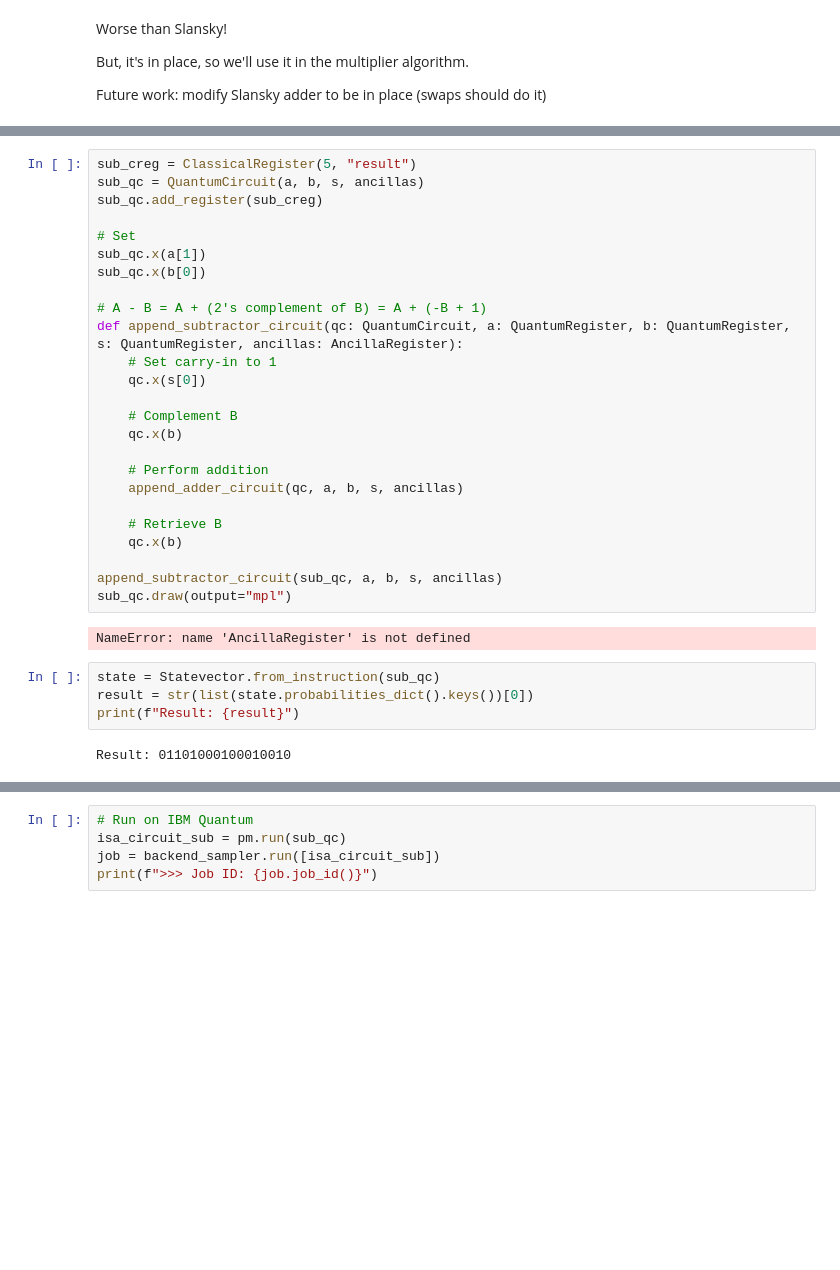
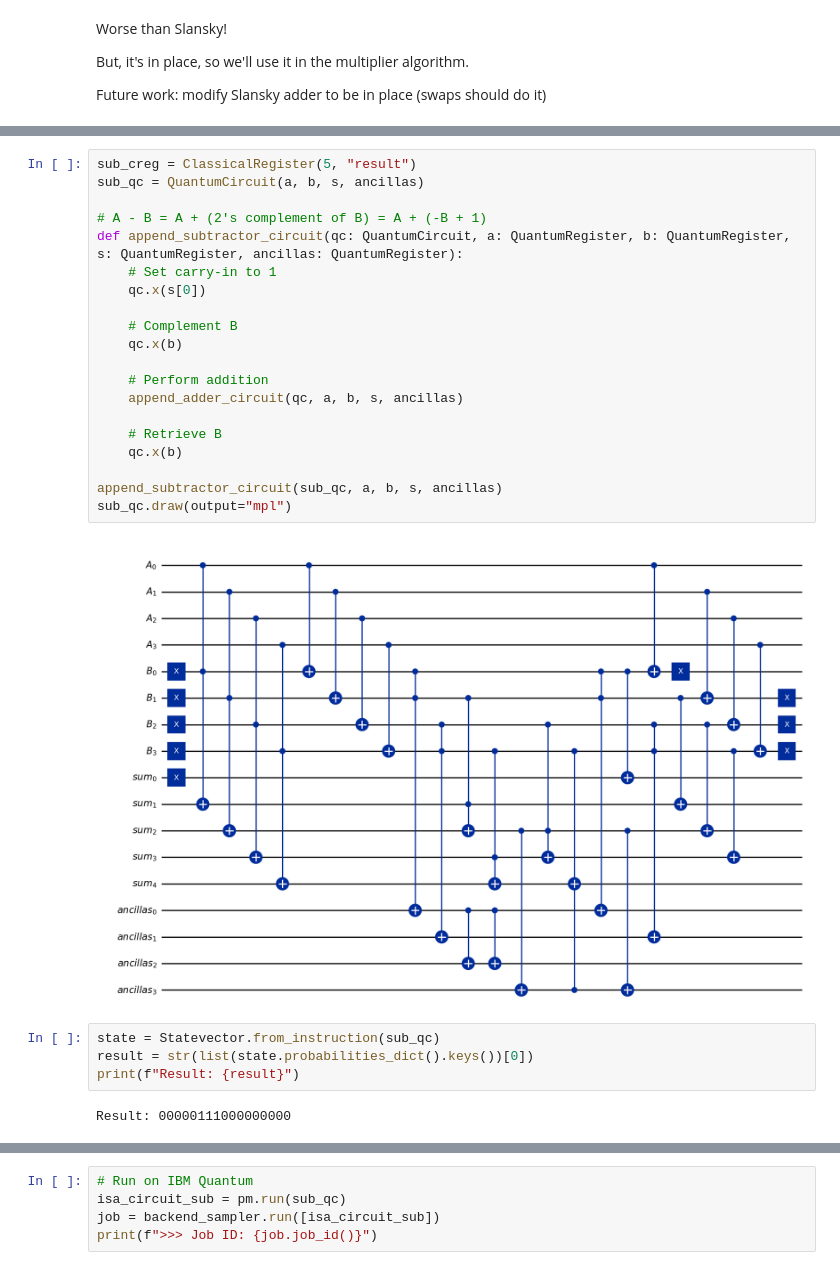
Before and after one commit to Chosen-Juan1/Quantum-computing-research, a Jupyter notebook: Reproduced_circuits/adder-2024-lookahead-wang.ipynb, the cells around one changed output, grey strips where cells are left out. Drawn from its saved outputs; the diff is of its cells as text; blank space fills up the shorter version.

```diff
--- a/Reproduced_circuits/adder-2024-lookahead-wang.ipynb
+++ b/Reproduced_circuits/adder-2024-lookahead-wang.ipynb
@@ -283,33 +209,28 @@ Reusing the addition circuit. Using Method 3; lower gate count, and addition cir
 # %%
 sub_creg = ClassicalRegister(5, "result")
 sub_qc = QuantumCircuit(a, b, s, ancillas)
-sub_qc.add_register(sub_creg)
-
-# Set
-sub_qc.x(a[1])
-sub_qc.x(b[0])
 
 # A - B = A + (2's complement of B) = A + (-B + 1)
-def append_subtractor_circuit(qc: QuantumCircuit, a: QuantumRegister, b: QuantumRegister, s: QuantumRegister, ancillas: AncillaRegister):
+def append_subtractor_circuit(qc: QuantumCircuit, a: QuantumRegister, b: QuantumRegister, s: QuantumRegister, ancillas: QuantumRegister):
     # Set carry-in to 1
     qc.x(s[0])
 
     # Complement B
     qc.x(b)
 
     # Perform addition
     append_adder_circuit(qc, a, b, s, ancillas)
 
     # Retrieve B
     qc.x(b)
 
 append_subtractor_circuit(sub_qc, a, b, s, ancillas)
 sub_qc.draw(output="mpl")
 # %% [output]
-NameError: name 'AncillaRegister' is not defined
+[figure, added]
 # %%
 state = Statevector.from_instruction(sub_qc)
 result = str(list(state.probabilities_dict().keys())[0])
 print(f"Result: {result}")
 # %% [output]
-Result: 01101000100010010
+Result: 00000111000000000
```
Also changed, not shown: parts of 5 cells of this notebook, 6 other files.
